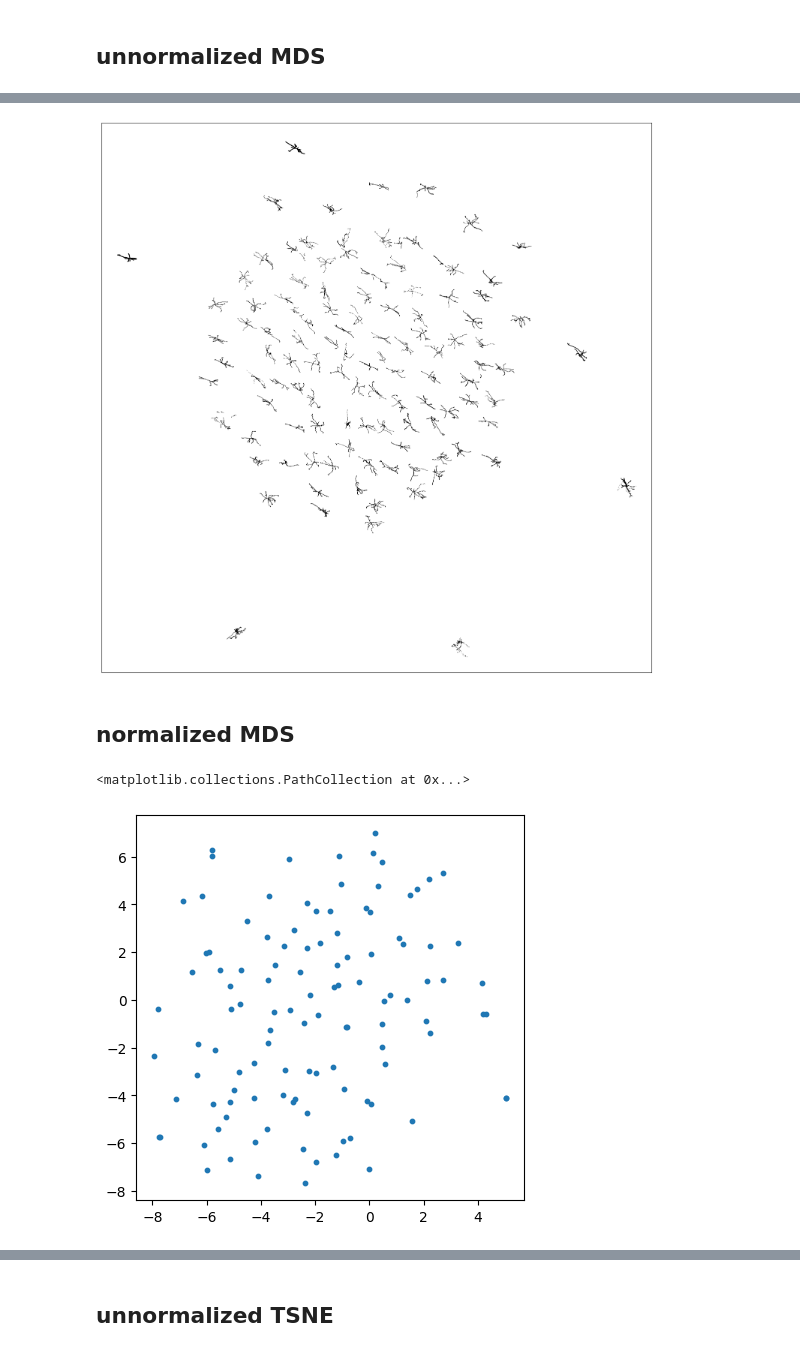
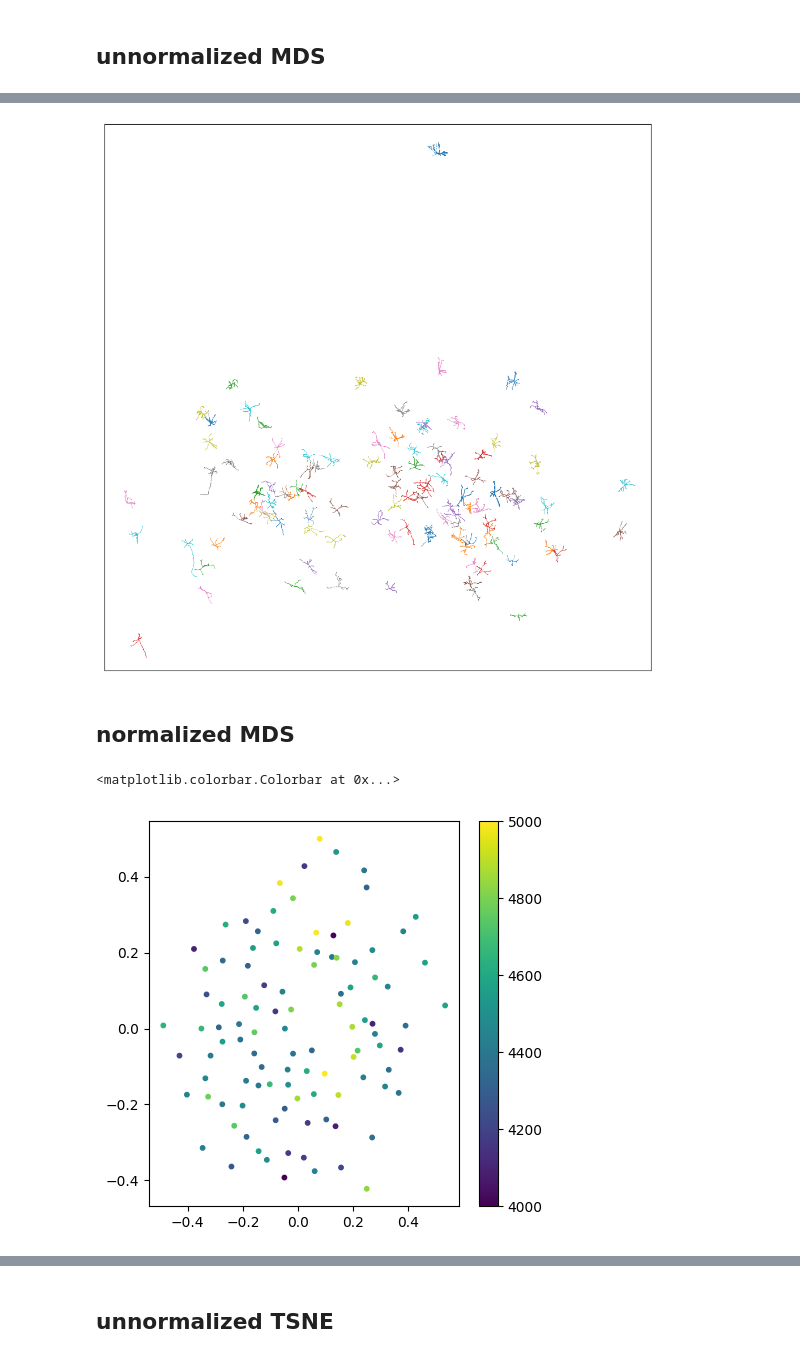
Before and after one commit to AllenNeuralDynamics/LC-somatodendritic-morphology, a Jupyter notebook: code/run_all.ipynb, the cells around one changed output, grey strips where cells are left out. Saved outputs shown, nothing was run; the diff lists cells and outputs as text; code cells hidden in the pictures.

```diff
--- a/code/run_all.ipynb
+++ b/code/run_all.ipynb
@@ -156,12 +144,9 @@ records = []
 #     results = list(
 #         tqdm(pool.imap(compare, pairs), total=len(pairs), desc="Comparing trees", unit="pair")
 #     )
+func = lambda x: u.compare(x, "length")
 print(f"Number of pairs: {len(pairs)}")
-generator = Parallel(n_jobs=16, return_as="generator", verbose=10)(delayed(compare)(pair) for pair in pairs)
+generator = Parallel(n_jobs=16, return_as="generator", verbose=10)(delayed(func)(pair) for pair in pairs)
 # results = list(tqdm(generator, desc="Comparing trees", unit="pair", total=len(pairs)))
 results = list(generator)
-
-# for i in trange(len(pairs), desc="Comparing trees", unit="pair"):
-#     file1, file2 = pairs[i]
-#     result = compare(file1, file2)
 # %% [output]
@@ -199,13 +182,6 @@ df.head()
 # %%
-# organize these distances into a matrix
-import numpy as np
 
-import matplotlib.pyplot as plt
-%matplotlib inline
-import seaborn as sns
-
-
-
+files = soma_df["file"]
 file_dict = {f: i for i, f in enumerate(files)}
 n_files = len(files)
 distance_matrix_np = np.zeros((n_files, n_files))
@@ -295,10 +257,12 @@ model = manifold.MDS(n_components=2, dissimilarity="precomputed")
 # %%
+# soma_df_good = merged.dropna(subset=["r2"])
+# good = merged["r2"].notna().values.nonzero()[0]
+# # index np array with two 1D lists...
+# embedding = model.fit_transform(distance_matrix_np[np.ix_(good, good)])
+
 embedding = model.fit_transform(distance_matrix_np)
+soma_df[["embedding_x", "embedding_y"]] = embedding
 
-plt.figure(figsize=(5, 5))
-plt.scatter(embedding[:, 0], embedding[:, 1], s=10, c=soma_df["y"])
-clim=(4000, 5000)
-# set colorbar limits
-plt.clim(clim)
-plt.colorbar()
+sns.scatterplot(soma_df, x="embedding_x", y="embedding_y", hue="y", palette="viridis", s=20, hue_norm=(4000, 5000))
+format_plot()
 # %% [output]
@@ -325,0 +275,10 @@ plt.colorbar()
+# %%
+n_components=100
+model = manifold.MDS(n_components=n_components, dissimilarity="precomputed", random_state=42)
+
+embedding_highd = model.fit_transform(distance_matrix_np)
+embedding = PCA(n_components=2).fit_transform(embedding_highd)
+soma_df[["embedding_x", "embedding_y"]] = embedding
+
+sns.scatterplot(soma_df, x="embedding_x", y="embedding_y", hue="y", palette="viridis", s=20, hue_norm=(4000, 5000))
+format_plot()
@@ -335,16 +308,17 @@ plt.show()
 # %%
-
-fig = create_morphology_scatter_plot(embedding, morphos, files, mv.plot_morphology_xy)
-plt.show()
+fig = create_morphology_scatter_plot(embedding, morphos, files, coords='yz')
 # %% [output]
-[figure, old version]
+[figure, new version]
 # %% [markdown]
 ## normalized MDS
 # %%
 embedding = model.fit_transform(norm_distance_matrix_np)
 
 plt.figure(figsize=(5, 5))
-plt.scatter(embedding[:, 0], embedding[:, 1], s=10)
+plt.scatter(embedding[:, 0], embedding[:, 1], s=10, c=soma_df["y"])
+clim=(4000, 5000)
+plt.clim(clim)
+plt.colorbar()
 # %% [output]
-<matplotlib.collections.PathCollection at 0x...>
+<matplotlib.colorbar.Colorbar at 0x...>
-[figure, old version]
+[figure, new version]
```
Also changed, not shown: parts of 96 cells of this notebook, 6 other files.
